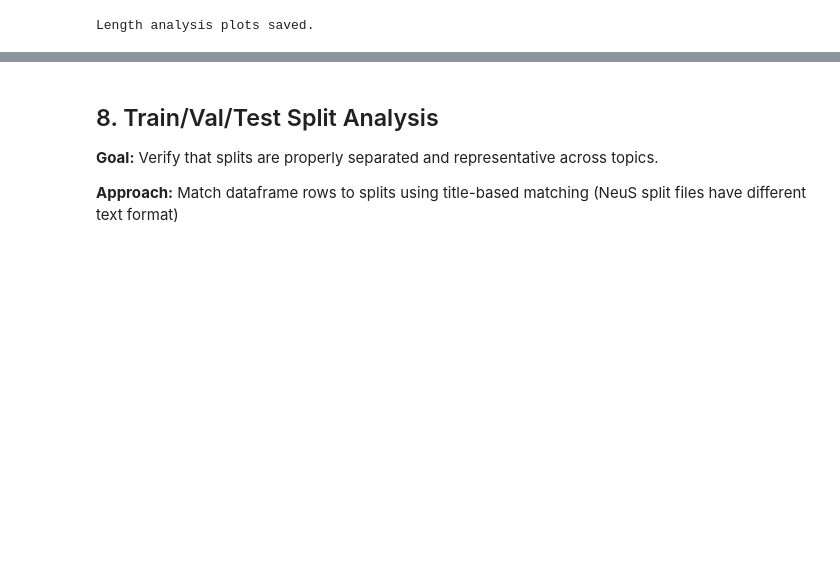
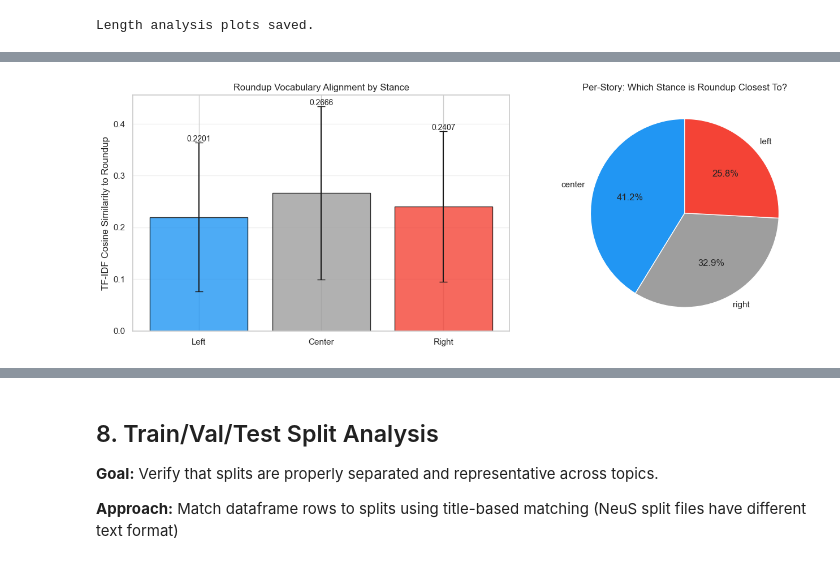
Before and after one commit to iman-g/fine_tuning_llama_neutral_summary, a Jupyter notebook: 01_EDA.ipynb, the cells around one changed output, grey strips where cells are left out. Drawn from its saved outputs; the diff is of its cells as text; code cells hidden in the pictures; blank space fills up the shorter version.

```diff
--- a/01_EDA.ipynb
+++ b/01_EDA.ipynb
@@ -872,0 +1012,83 @@ Length analysis plots saved.
+# %%
+
+
+from sklearn.feature_extraction.text import TfidfVectorizer
+from sklearn.metrics.pairwise import cosine_similarity
+
+print("Computing roundup-to-stance vocabulary alignment...")
+
+roundup_sims = []
+for _, row in df.iterrows():
+    texts = {
+        'left': str(row['left_text']),
+        'center': str(row['center_text']),
+        'right': str(row['right_text']),
+        'roundup': str(row['roundup_text'])
+    }
+    if any(len(t) < 50 for t in texts.values()):
+        continue
+    try:
+        vec = TfidfVectorizer(max_features=5000, stop_words='english')
+        all_texts = [texts['left'], texts['center'], texts['right'], texts['roundup']]
+        tfidf = vec.fit_transform(all_texts)
+        sims = cosine_similarity(tfidf[3:4], tfidf[:3])[0]  # roundup vs L, C, R
+        roundup_sims.append({
+            'topic': row['topic'],
+            'roundup_left_sim':   sims[0],
+            'roundup_center_sim': sims[1],
+            'roundup_right_sim':  sims[2],
+            'closest_stance': ['left','center','right'][np.argmax(sims)]
+        })
+    except:
+        continue
+
+rsim_df = pd.DataFrame(roundup_sims)
+
+print(f"\nRoundup vocabulary similarity to each stance (n={len(rsim_df)}):")
+print(f"  Roundup ↔ Left:   mean={rsim_df['roundup_left_sim'].mean():.4f}")
+print(f"  Roundup ↔ Center: mean={rsim_df['roundup_center_sim'].mean():.4f}")
+print(f"  Roundup ↔ Right:  mean={rsim_df['roundup_right_sim'].mean():.4f}")
+
+print(f"\nClosest stance distribution:")
+print(rsim_df['closest_stance'].value_counts())
+print(f"  → The roundup most frequently aligns with: {rsim_df['closest_stance'].mode()[0].upper()}")
+
+# Paired t-tests: is roundup significantly closer to one stance?
+from scipy import stats
+t_lr, p_lr = stats.ttest_rel(rsim_df['roundup_left_sim'], rsim_df['roundup_right_sim'])
+t_lc, p_lc = stats.ttest_rel(rsim_df['roundup_left_sim'], rsim_df['roundup_center_sim'])
+t_cr, p_cr = stats.ttest_rel(rsim_df['roundup_center_sim'], rsim_df['roundup_right_sim'])
+print(f"\nPaired t-tests (roundup similarity):")
+print(f"  Left vs Right:   t={t_lr:.3f}, p={p_lr:.4f} {'*' if p_lr<0.05 else ''}")
+print(f"  Left vs Center:  t={t_lc:.3f}, p={p_lc:.4f} {'*' if p_lc<0.05 else ''}")
+print(f"  Center vs Right: t={t_cr:.3f}, p={p_cr:.4f} {'*' if p_cr<0.05 else ''}")
+
+fig, axes = plt.subplots(1, 2, figsize=(14, 5))
+
+# Mean similarity bars
+means = [rsim_df['roundup_left_sim'].mean(),
+         rsim_df['roundup_center_sim'].mean(),
+         rsim_df['roundup_right_sim'].mean()]
+stds  = [rsim_df['roundup_left_sim'].std(),
+         rsim_df['roundup_center_sim'].std(),
+         rsim_df['roundup_right_sim'].std()]
+axes[0].bar(['Left', 'Center', 'Right'], means, yerr=stds,
+            color=['#2196F3','#9E9E9E','#F44336'], alpha=0.8,
+            capsize=5, edgecolor='black')
+axes[0].set_ylabel('TF-IDF Cosine Similarity to Roundup')
+axes[0].set_title('Roundup Vocabulary Alignment by Stance')
+axes[0].grid(True, alpha=0.3, axis='y')
+for i, (m, s) in enumerate(zip(means, stds)):
+    axes[0].text(i, m + s + 0.002, f'{m:.4f}', ha='center', fontsize=10)
+
+# Pie chart of closest stance
+stance_counts = rsim_df['closest_stance'].value_counts()
+axes[1].pie(stance_counts.values, labels=stance_counts.index,
+            colors=['#2196F3','#9E9E9E','#F44336'][:len(stance_counts)],
+            autopct='%1.1f%%', startangle=90)
+axes[1].set_title('Per-Story: Which Stance is Roundup Closest To?')
+
+plt.tight_layout()
+plt.savefig(OUTPUT_DIR / 'roundup_stance_alignment.png', dpi=300, bbox_inches='tight')
+plt.show()
+# %% [output]
@@ -872,0 +1114 @@ Length analysis plots saved.
+[figure, added]
```
Also changed, not shown: parts of 19 cells of this notebook, 17 other files.
